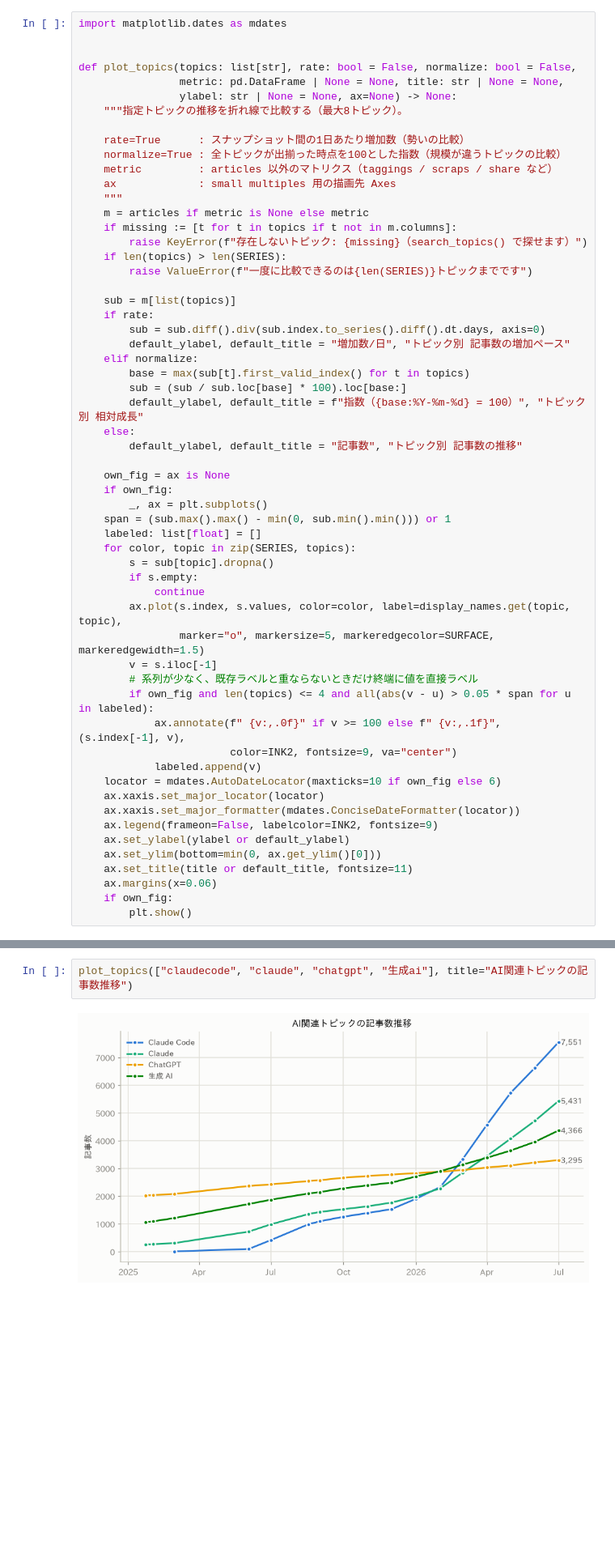
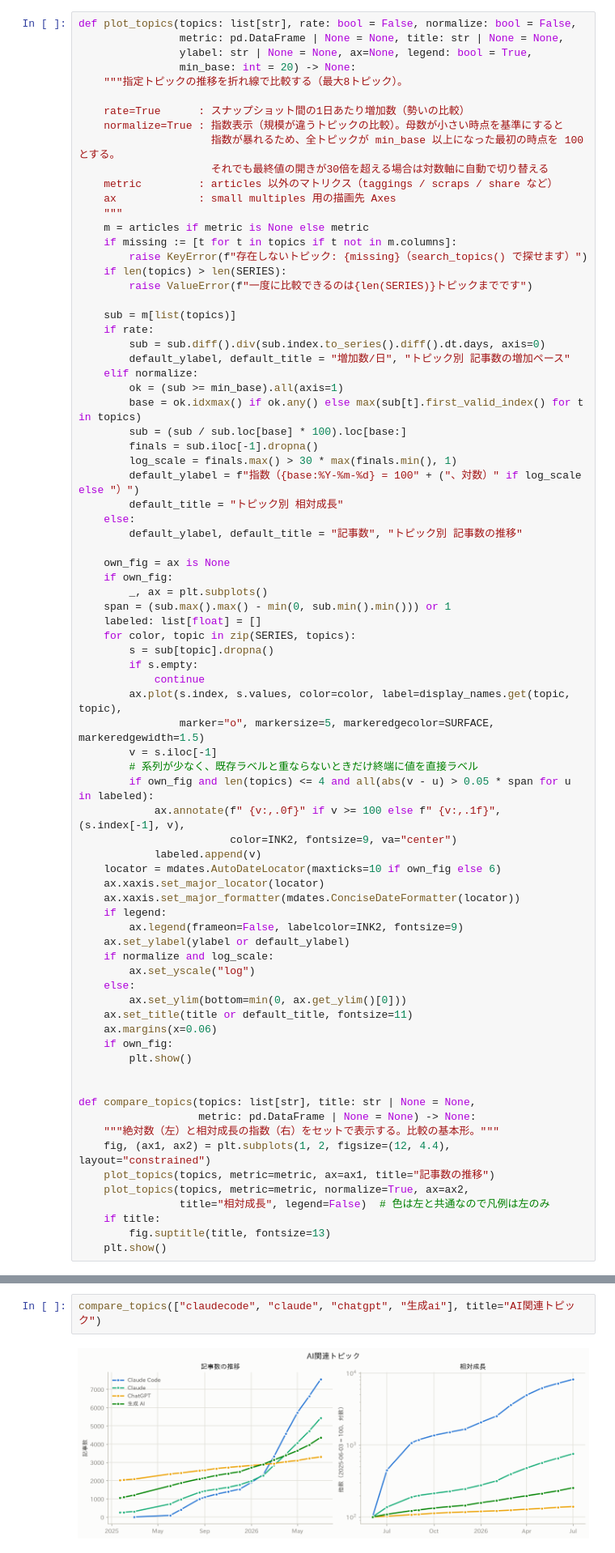
Before and after one commit to fa0311/zenn-topic-analyze, a Jupyter notebook: analysis.ipynb, the cells around one changed output, grey strips where cells are left out. Shown at 81% size. Drawn from its saved outputs; the diff is of its cells as text; blank space fills up the shorter version.

```diff
--- a/analysis.ipynb
+++ b/analysis.ipynb
@@ -422,16 +452,16 @@ plt.show()
 - 新規登場トピックは登場時点より前を欠損として扱う（0埋めしない）
 - トピック名がわからないときは `search_topics("キーワード")` で探せる
 # %%
-import matplotlib.dates as mdates
-
-
 def plot_topics(topics: list[str], rate: bool = False, normalize: bool = False,
                 metric: pd.DataFrame | None = None, title: str | None = None,
-                ylabel: str | None = None, ax=None) -> None:
+                ylabel: str | None = None, ax=None, legend: bool = True,
+                min_base: int = 20) -> None:
     """指定トピックの推移を折れ線で比較する（最大8トピック）。
 
     rate=True      : スナップショット間の1日あたり増加数（勢いの比較）
-    normalize=True : 全トピックが出揃った時点を100とした指数（規模が違うトピックの比較）
+    normalize=True : 指数表示（規模が違うトピックの比較）。母数が小さい時点を基準にすると
+                     指数が暴れるため、全トピックが min_base 以上になった最初の時点を 100 とする。
+                     それでも最終値の開きが30倍を超える場合は対数軸に自動で切り替える
     metric         : articles 以外のマトリクス（taggings / scraps / share など）
     ax             : small multiples 用の描画先 Axes
     """
@@ -446,9 +476,13 @@ def plot_topics(topics: list[str], rate: bool = False, normalize: bool = False,
         sub = sub.diff().div(sub.index.to_series().diff().dt.days, axis=0)
         default_ylabel, default_title = "増加数/日", "トピック別 記事数の増加ペース"
     elif normalize:
-        base = max(sub[t].first_valid_index() for t in topics)
+        ok = (sub >= min_base).all(axis=1)
+        base = ok.idxmax() if ok.any() else max(sub[t].first_valid_index() for t in topics)
         sub = (sub / sub.loc[base] * 100).loc[base:]
-        default_ylabel, default_title = f"指数（{base:%Y-%m-%d} = 100）", "トピック別 相対成長"
+        finals = sub.iloc[-1].dropna()
+        log_scale = finals.max() > 30 * max(finals.min(), 1)
+        default_ylabel = f"指数（{base:%Y-%m-%d} = 100" + ("、対数）" if log_scale else "）")
+        default_title = "トピック別 相対成長"
     else:
         default_ylabel, default_title = "記事数", "トピック別 記事数の推移"
 
@@ -472,10 +506,26 @@ def plot_topics(topics: list[str], rate: bool = False, normalize: bool = False,
     locator = mdates.AutoDateLocator(maxticks=10 if own_fig else 6)
     ax.xaxis.set_major_locator(locator)
     ax.xaxis.set_major_formatter(mdates.ConciseDateFormatter(locator))
-    ax.legend(frameon=False, labelcolor=INK2, fontsize=9)
+    if legend:
+        ax.legend(frameon=False, labelcolor=INK2, fontsize=9)
     ax.set_ylabel(ylabel or default_ylabel)
-    ax.set_ylim(bottom=min(0, ax.get_ylim()[0]))
+    if normalize and log_scale:
+        ax.set_yscale("log")
+    else:
+        ax.set_ylim(bottom=min(0, ax.get_ylim()[0]))
     ax.set_title(title or default_title, fontsize=11)
     ax.margins(x=0.06)
     if own_fig:
         plt.show()
+
+
+def compare_topics(topics: list[str], title: str | None = None,
+                   metric: pd.DataFrame | None = None) -> None:
+    """絶対数（左）と相対成長の指数（右）をセットで表示する。比較の基本形。"""
+    fig, (ax1, ax2) = plt.subplots(1, 2, figsize=(12, 4.4), layout="constrained")
+    plot_topics(topics, metric=metric, ax=ax1, title="記事数の推移")
+    plot_topics(topics, metric=metric, normalize=True, ax=ax2,
+                title="相対成長", legend=False)  # 色は左と共通なので凡例は左のみ
+    if title:
+        fig.suptitle(title, fontsize=13)
+    plt.show()
@@ -482,5 +534,5 @@ def plot_topics(topics: list[str], rate: bool = False, normalize: bool = False,
 # %%
-plot_topics(["claudecode", "claude", "chatgpt", "生成ai"], title="AI関連トピックの記事数推移")
+compare_topics(["claudecode", "claude", "chatgpt", "生成ai"], title="AI関連トピック")
 # %% [output]
-[figure, old version]
+[figure, new version]
 # %%
```
Also changed, not shown: parts of 29 cells of this notebook, 2 other files.
